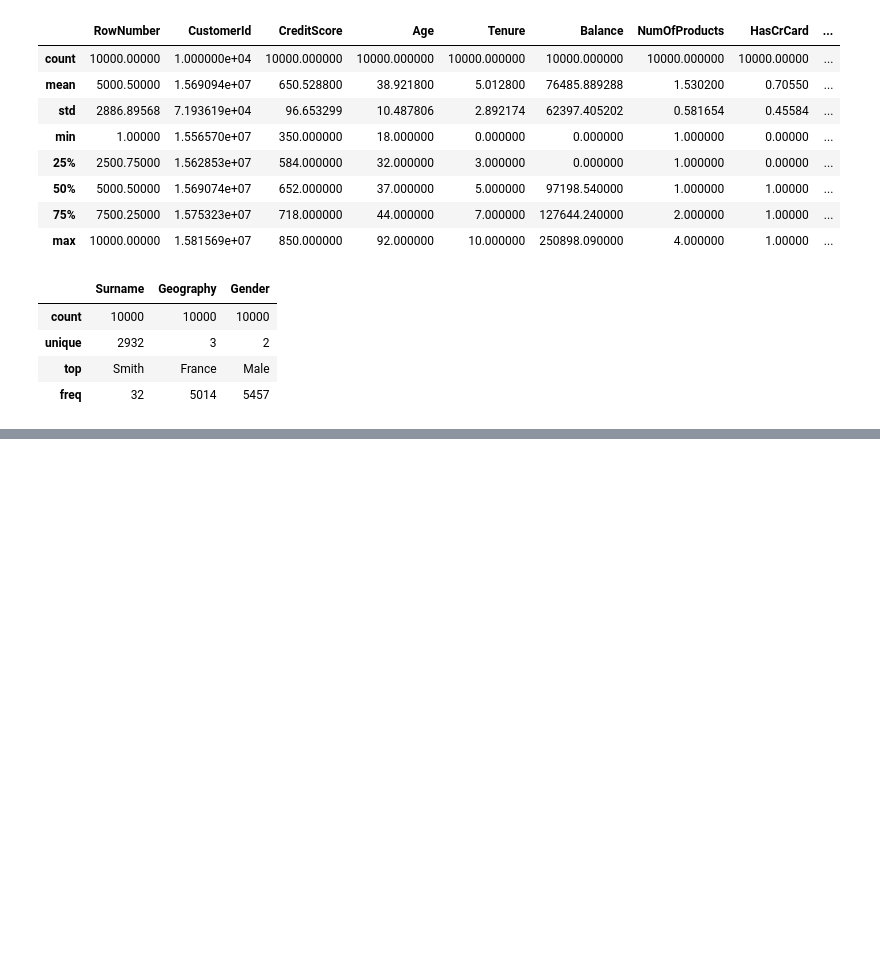
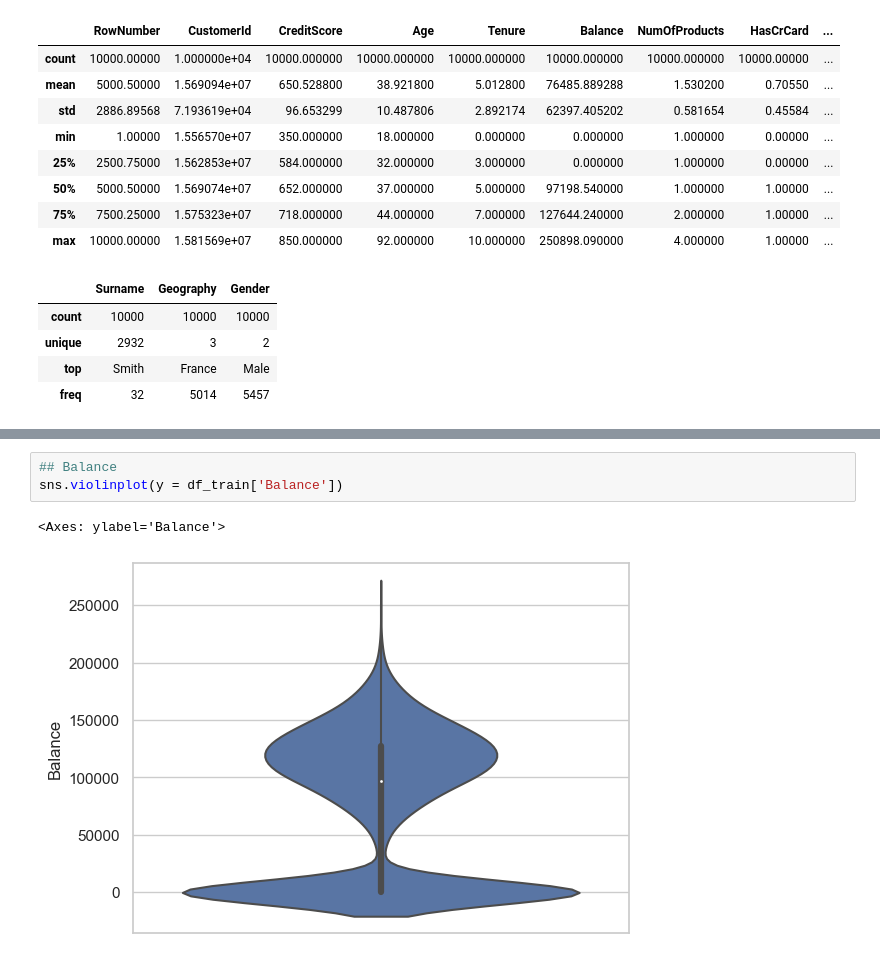
Before and after one commit to Pradipwasre/MLOps--Customer-churn-Analysis-using-Ensemble-Techniques, a Jupyter notebook: Notebook.ipynb, the cells around one changed output, grey strips where cells are left out. Cells and saved outputs as stored; diff of their text form; blank space fills up the shorter version.

```diff
--- a/Notebook.ipynb
+++ b/Notebook.ipynb
@@ -119,0 +218,6 @@ df.describe(include = ['O'])
+# %%
+## Balance
+sns.violinplot(y = df_train['Balance'])
+# %% [output]
+<Axes: ylabel='Balance'>
+[figure, added]
```
Also changed, not shown: parts of 27 cells of this notebook.
